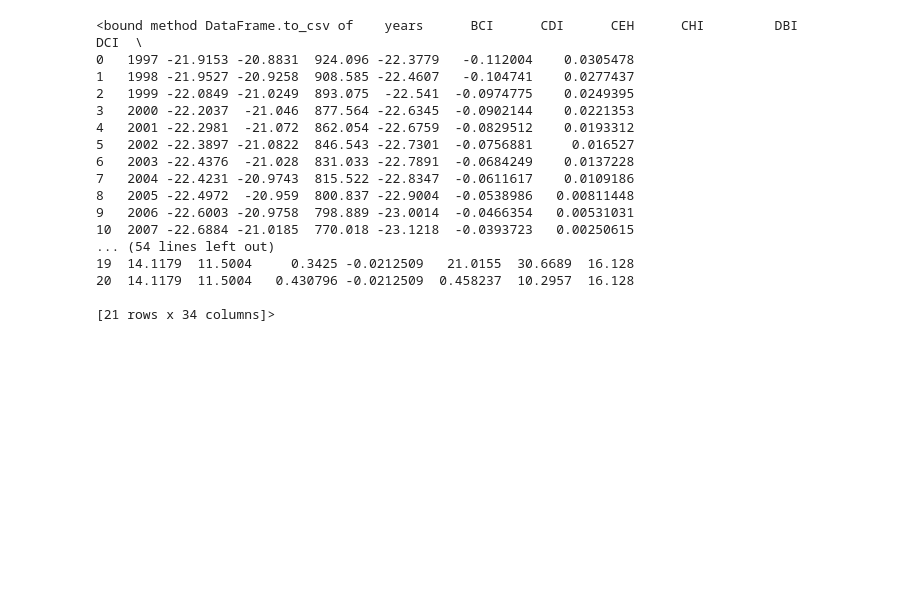
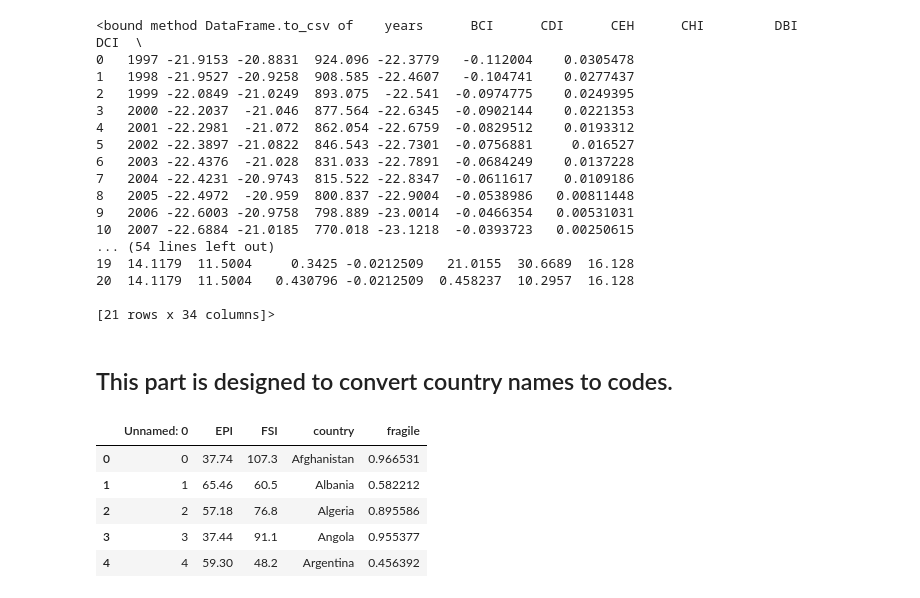
Before and after one commit to rhythmswing/ClimateFragility, a Jupyter notebook: reference/data/clean_data.ipynb, the cells around one changed output. Drawn from its saved outputs; the diff is of its cells as text; code cells hidden in the pictures; blank space fills up the shorter version.

Commit message:
add country code for fragile

```diff
--- a/reference/data/clean_data.ipynb
+++ b/reference/data/clean_data.ipynb
@@ -118,3 +118,19 @@ data_new.to_csv
 20  14.1179  11.5004   0.430796 -0.0212509  0.458237  10.2957  16.128
 
 [21 rows x 34 columns]>
+# %% [markdown]
+## This part is designed to convert country names to codes.
+# %%
+import pandas as pd
+import numpy as np
+import countrycode
+url = 'fragile.csv'
+df = pd.read_csv(url)
+df.head()
+# %% [output]
+|  | Unnamed: 0 | EPI | FSI | country | fragile |
+| 0 | 0 | 37.74 | 107.3 | Afghanistan | 0.966531 |
+| 1 | 1 | 65.46 | 60.5 | Albania | 0.582212 |
+| 2 | 2 | 57.18 | 76.8 | Algeria | 0.895586 |
+| 3 | 3 | 37.44 | 91.1 | Angola | 0.955377 |
+| 4 | 4 | 59.30 | 48.2 | Argentina | 0.456392 |
```
Also changed, not shown: parts of 2 cells of this notebook, 4 other files.
